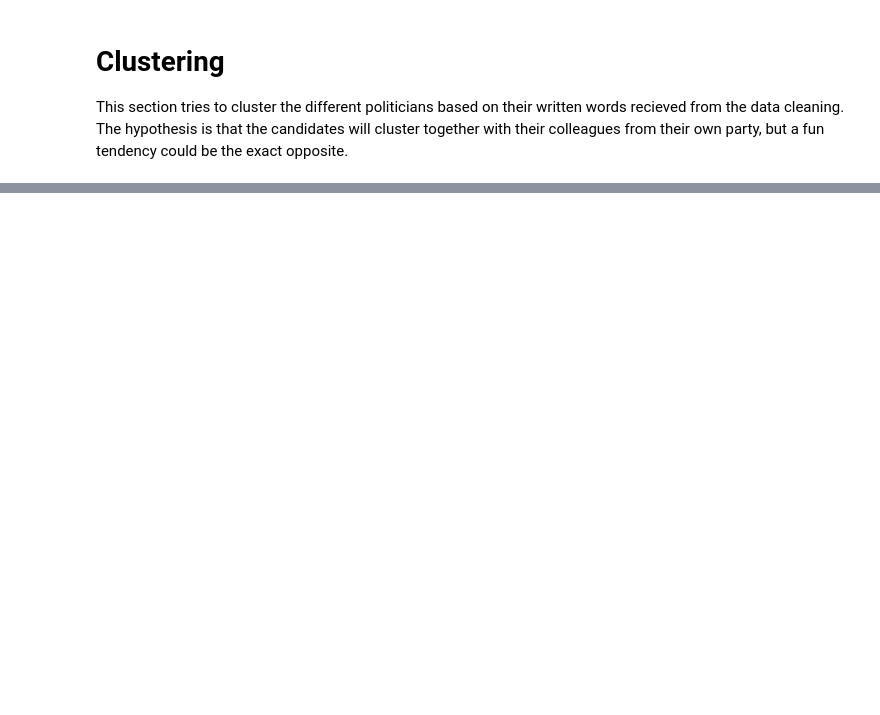
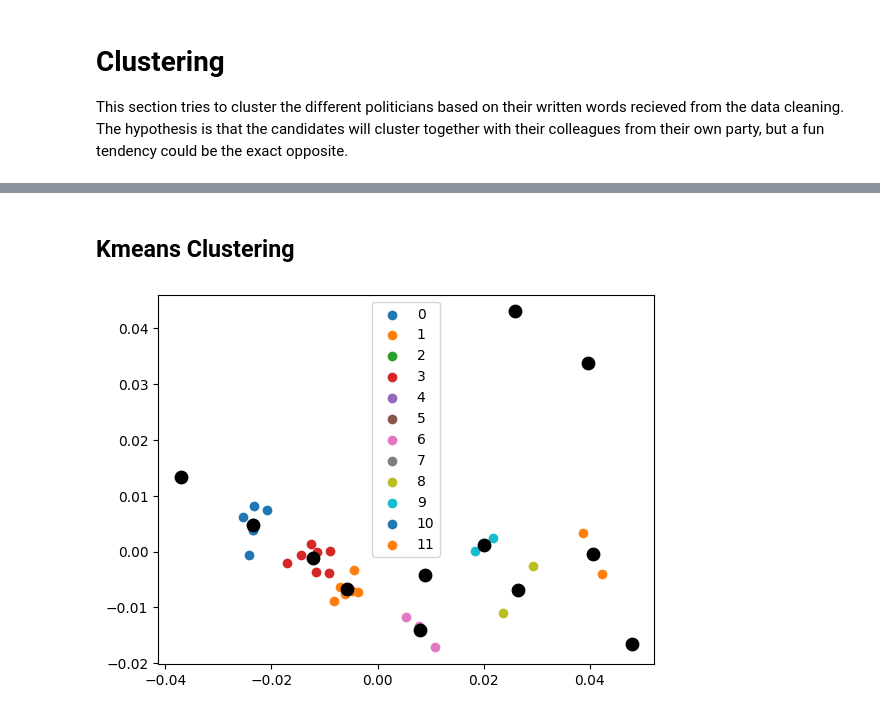
Before and after one commit to s180820/02807_dkpol, a Jupyter notebook: 02_clustering.ipynb, the cells around one changed output, grey strips where cells are left out. Drawn from its saved outputs; the diff is of its cells as text; code cells hidden in the pictures; blank space fills up the shorter version.

```diff
--- a/02_clustering.ipynb
+++ b/02_clustering.ipynb
@@ -17,0 +73,40 @@ data.head()
+# %%
+df_similarity = pd.DataFrame(columns=df_topic.topic)
+for i in range(len(df_politicians)):
+    for j in range(len(df_topic)):
+        df_similarity.loc[df_politicians.Person[i],df_topic.topic[j]] = jaccard_similarity(df_politicians.Tweets[i], df_topic.text[j])
+
+df_similarity.fillna(0, inplace=True)
+# %%
+from sklearn import preprocessing
+le = preprocessing.LabelEncoder()
+le.fit(df_politicians.Party)
+X = df_similarity.drop(['rosa_eriksen', 'henrik_frandsen'])
+labels = le.transform(df_politicians["Party"])
+# %% [markdown]
+## Kmeans Clustering
+# %%
+from sklearn.decomposition import PCA
+pca = PCA(2)
+
+#Transform the data
+df = pca.fit_transform(X)
+# %%
+from sklearn.cluster import KMeans
+
+kmeans = KMeans(n_clusters=12, random_state=0).fit(df)
+label = kmeans.labels_
+# %%
+import matplotlib.pyplot as plt
+centroids = kmeans.cluster_centers_
+u_labels = np.unique(label)
+
+#plotting the results:
+
+for i in u_labels:
+    plt.scatter(df[label == i , 0] , df[label == i , 1] , label = i)
+plt.scatter(centroids[:,0] , centroids[:,1] , s = 80, color = 'k')
+plt.legend()
+plt.show()
+# %% [output]
+[figure, added]
```
Also changed, not shown: parts of 17 cells of this notebook, 1 other file.
